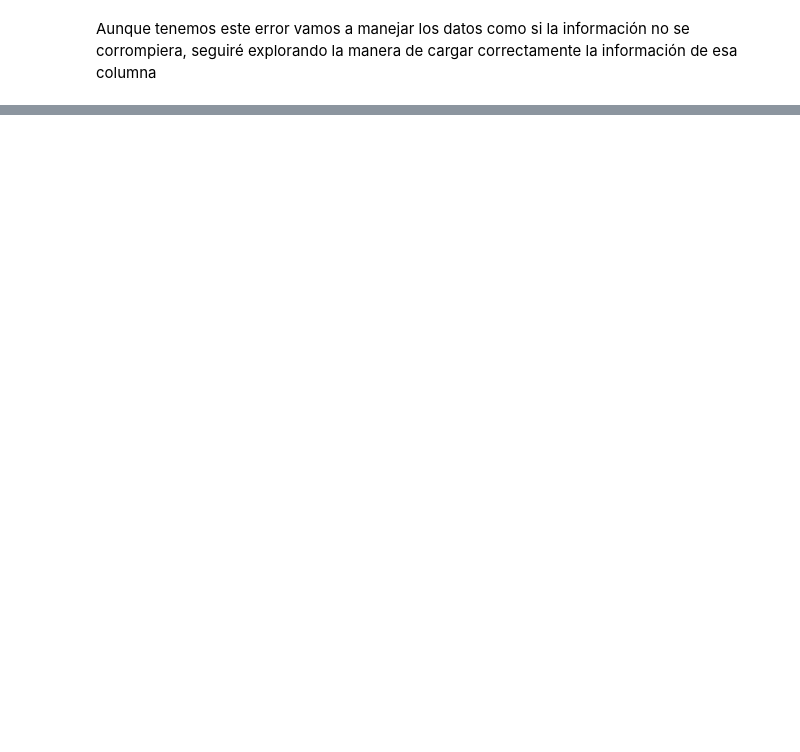
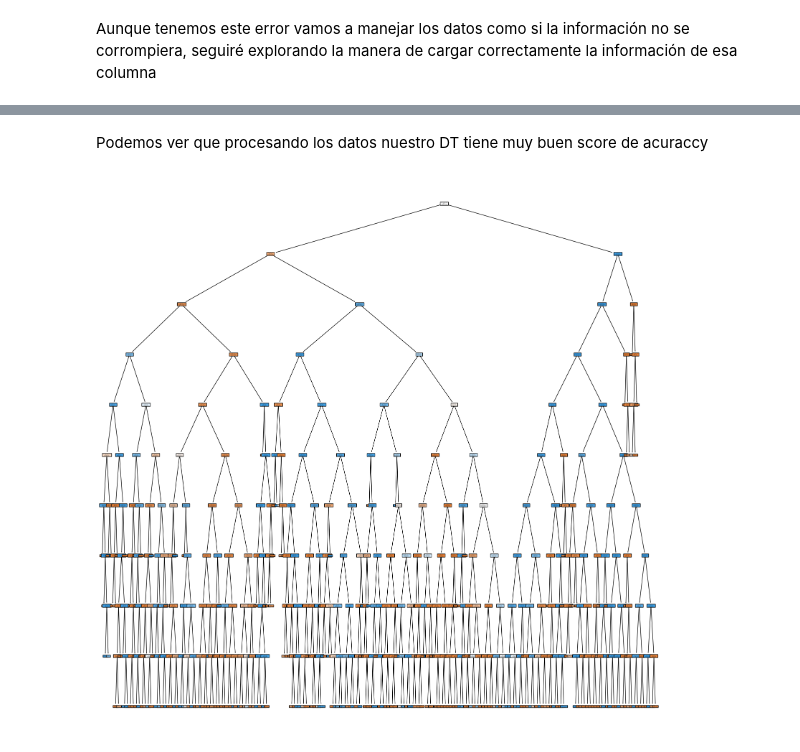
Before and after one commit to InakiOG/hard_drive_failure_cleanup, a Jupyter notebook: notebooks/hard_drive_failure_cleanup.ipynb, the cells around one changed output, grey strips where cells are left out. Cells and saved outputs as stored; diff of their text form; code cells hidden in the pictures; blank space fills up the shorter version.

Commit message:
Inicie escalamiento de datos

```diff
--- a/notebooks/hard_drive_failure_cleanup.ipynb
+++ b/notebooks/hard_drive_failure_cleanup.ipynb
@@ -477,0 +537,28 @@ df.head()
+# %%
+def div_test_train(df):
+    train_df, test_df = train_test_split(df, test_size=0.2, random_state=42)
+    X_train = train_df.drop(columns=['failure'])
+    y_train = train_df['failure']
+    X_test = test_df.drop(columns=['failure'])
+    y_test = test_df['failure']
+
+    # Apply SMOTE to the training data
+    smote = SMOTE(random_state=42)
+    X_train_resampled, y_train_resampled = smote.fit_resample(X_train, y_train)
+    print(f'before SMOTE: {y_train.value_counts()}, after SMOTE: {y_train_resampled.value_counts()}')
+    return X_train_resampled, y_train_resampled, X_test, y_test
+
+def DT(X_train_resampled, y_train_resampled, X_test, y_test):
+    clf = DecisionTreeClassifier(max_depth=10, min_samples_leaf=4, random_state=42)
+
+    clf.fit(X_train_resampled, y_train_resampled)
+
+    y_pred = clf.predict(X_test)
+
+    # Evaluate the model
+    print("Confusion Matrix:")
+    print(confusion_matrix(y_test, y_pred))
+    print("\nAccuracy Score:", accuracy_score(y_test, y_pred))
+    print("\nClassification Report:")
+    print(classification_report(y_test, y_pred))
+    return clf
@@ -477,0 +579,2 @@ df.head()
+# %%
+df = df.drop(columns=['date', 'serial_number', 'model', 'capacity_bytes'])
@@ -477,0 +595,2 @@ df.head()
+# %%
+X_train_resampled, y_train_resampled, X_test, y_test = div_test_train(df)
@@ -477,0 +619,2 @@ df.head()
+# %%
+clf = DT(X_train_resampled, y_train_resampled, X_test, y_test)
@@ -477,0 +637,8 @@ df.head()
+# %% [markdown]
+Podemos ver que procesando los datos nuestro DT tiene muy buen score de acuraccy
+# %%
+plt.figure(figsize=(20, 20))
+tree.plot_tree(clf, filled=True, feature_names=X_train_resampled.columns, class_names=['non-failure', 'failure'])
+plt.savefig('../reports/figures/decision_tree.png')
+# %% [output]
+[figure, added]
```
Also changed, not shown: parts of 31 cells of this notebook, 14 other files.
